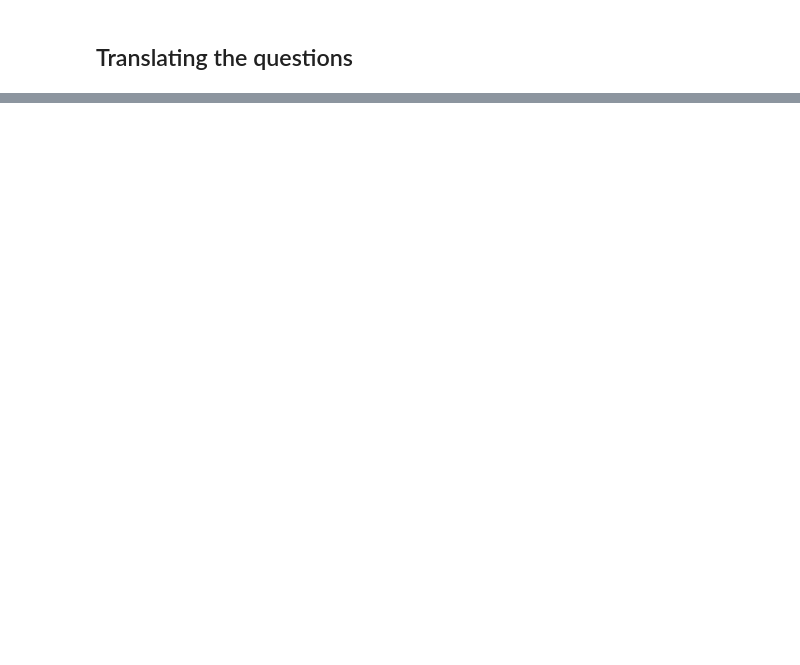
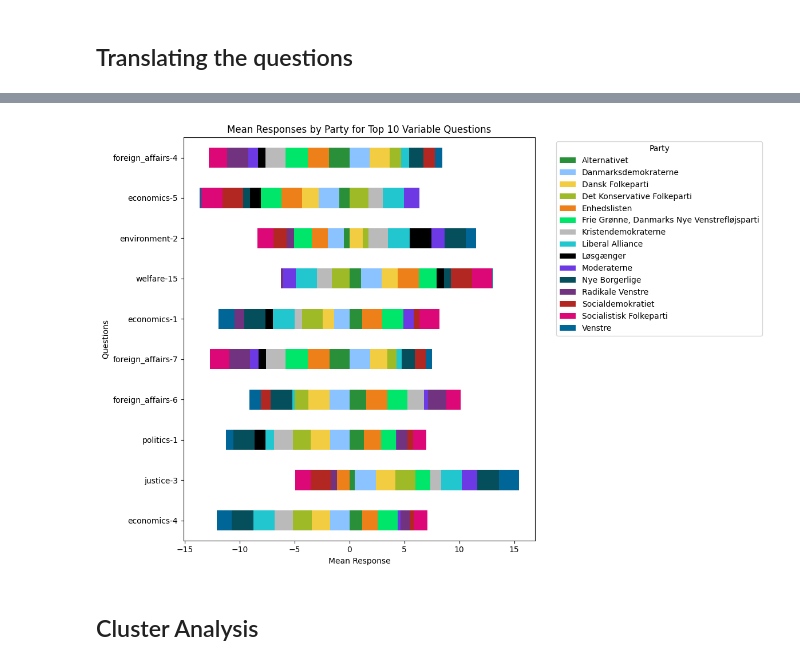
Before and after one commit to EarthOddity/mal-assignments, a Jupyter notebook: Assignment 5/Assignment 5/5. Candidate Test 2022 II.ipynb, the cells around one changed output, grey strips where cells are left out. Cells and saved outputs as stored; diff of their text form; code cells hidden in the pictures; blank space fills up the shorter version.

```diff
--- a/Assignment 5/Assignment 5/5. Candidate Test 2022 II.ipynb
+++ b/Assignment 5/Assignment 5/5. Candidate Test 2022 II.ipynb
@@ -279,0 +557,34 @@ Length: 99, dtype: object
+# %%
+top_10_questions = top_10_interparty_variance.index
+mean_responses = alldata.groupby('parti')[top_10_questions].mean()
+print(mean_responses)
+
+danskcolor = {"Socialdemokratiet": '#b32722',
+"Radikale Venstre" : '#713280',
+"Det Konservative Folkeparti": '#9eba27',
+"Nye Borgerlige": '#054f5c',
+"Socialistisk Folkeparti" : '#dd0878',
+"Liberal Alliance": '#21c6cf',
+"Kristendemokraterne": '#bababa',
+"Moderaterne": '#6c39e5',
+"Dansk Folkeparti": '#f3cd41',
+"Frie Grønne, Danmarks Nye Venstrefløjsparti": '#00e66a',
+"Venstre": '#006697',
+"Danmarksdemokraterne": '#8ac3ff',
+"Enhedslisten": '#ed8019',
+"Alternativet": '#2a8f39',
+"Løsgænger": '#000000',}
+
+top_10_questions = interparty_variation_sorted.head(10)
+top_10_variance_data = alldata.groupby('parti')[top_10_questions.index].mean()
+colors = [danskcolor[party] for party in top_10_variance_data.index]
+
+plt.figure(figsize=(12, 8))
+top_10_variance_data.T.plot(kind='barh', figsize=(10, 8), color=colors)
+plt.gca().invert_yaxis()
+plt.xlabel('Mean Response')
+plt.ylabel('Question')
+plt.title('Top 10 Questions with Highest Interparty Variance by Political Party')
+plt.legend(title='Party', bbox_to_anchor=(1.05, 1), loc='upper left')
+plt.tight_layout()
+plt.show()
@@ -279,0 +611,13 @@ Length: 99, dtype: object
+# %%
+mean_responses.T.plot(kind='barh', figsize=(12, 8), color=colors, stacked=True)
+plt.title('Mean Responses by Party for Top 10 Variable Questions')
+plt.xlabel('Mean Response')
+plt.ylabel('Questions')
+plt.gca().invert_yaxis()
+plt.legend(title='Party', bbox_to_anchor=(1.05, 1), loc='upper left')
+plt.tight_layout()
+plt.show()
+# %% [output]
+[figure, added]
+# %% [markdown]
+## Cluster Analysis
```
Also changed, not shown: parts of 16 cells of this notebook, 1 other file.
